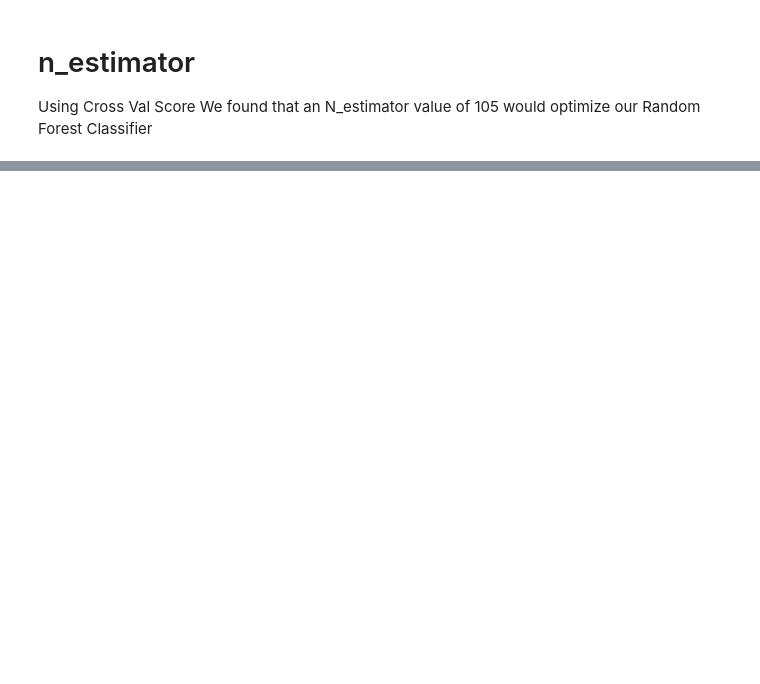
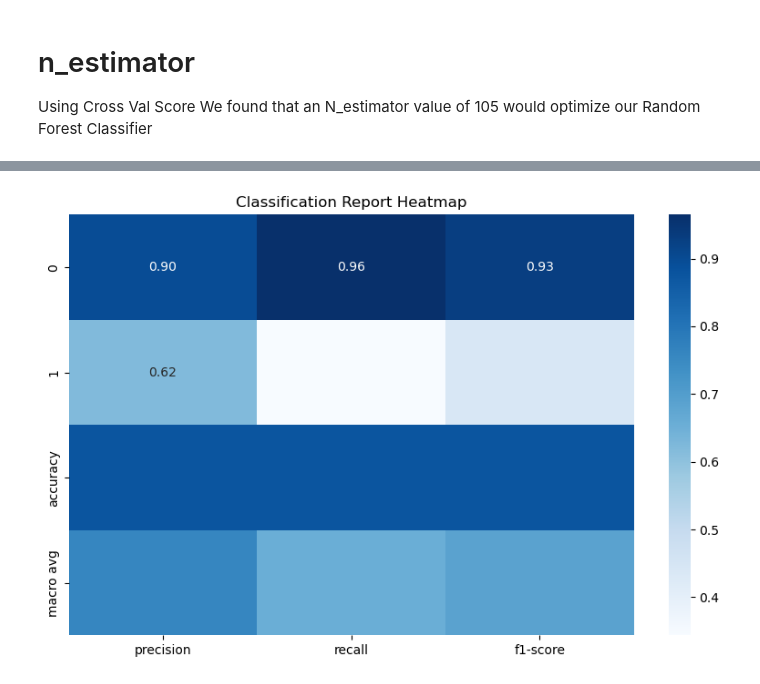
Before and after one commit to ehxewri/Project-2, a Jupyter notebook: Maketing Campaign/Marketing_Campaign.ipynb, the cells around one changed output, grey strips where cells are left out. Saved outputs shown, nothing was run; the diff lists cells and outputs as text; code cells hidden in the pictures; blank space fills up the shorter version.

```diff
--- a/Maketing Campaign/Marketing_Campaign.ipynb
+++ b/Maketing Campaign/Marketing_Campaign.ipynb
@@ -634,6 +629,6 @@ NameError: name 'X_train_scaled' is not defined
 # %%
 # Rate each features importance
-model = RandomForestClassifier(n_estimators=90,random_state=42)
+model = RandomForestClassifier(n_estimators=50,random_state=42, max_leaf_nodes=200)
 model.fit(X_train_scaled, y_train)  # Ensure X and y are your feature matrix and target vector respectively
 importance = model.feature_importances_
 
@@ -690,8 +678,7 @@ mc.plot_pca_results(X_train_pca_df, X_test_pca_df)
 # %%
 
 # Train and evaluate the model
-model = RandomForestClassifier(n_estimators=80, random_state=42)
-model.fit(X_train, y_train)  # Use the scaled and resampled training data
-y_pred = model.predict(X_test)  # Predict using the scaled test data
-print ('PreProcessed no Sampler, Scaler or PCA')
+# model = RandomForestClassifier(n_estimators=20, random_state=42)
+# model.fit(X_train_scaled, y_train)  # Use the scaled and resampled training data
+y_pred = model.predict(X_test_scaled)  # Predict using the scaled test data
 print(classification_report(y_test, y_pred))
@@ -728,12 +694,14 @@ print(classification_report(y_test, y_pred_pca))
 # %%
 
-report = classification_report(y_test, y_pred_pca, output_dict=True)
+report = classification_report(y_test, y_pred, output_dict=True)
 report_df = pd.DataFrame(report).transpose()
 
 plt.figure(figsize=(10, 6))
 sns.heatmap(report_df.iloc[:-1, :].drop(columns='support'), annot=True, fmt=".2f", cmap="Blues")
 plt.title('Classification Report Heatmap')
 plt.show()
+# %% [output]
+[figure, added]
 # %%
 from sklearn.metrics import confusion_matrix
 
```
Also changed, not shown: parts of 26 cells of this notebook.
